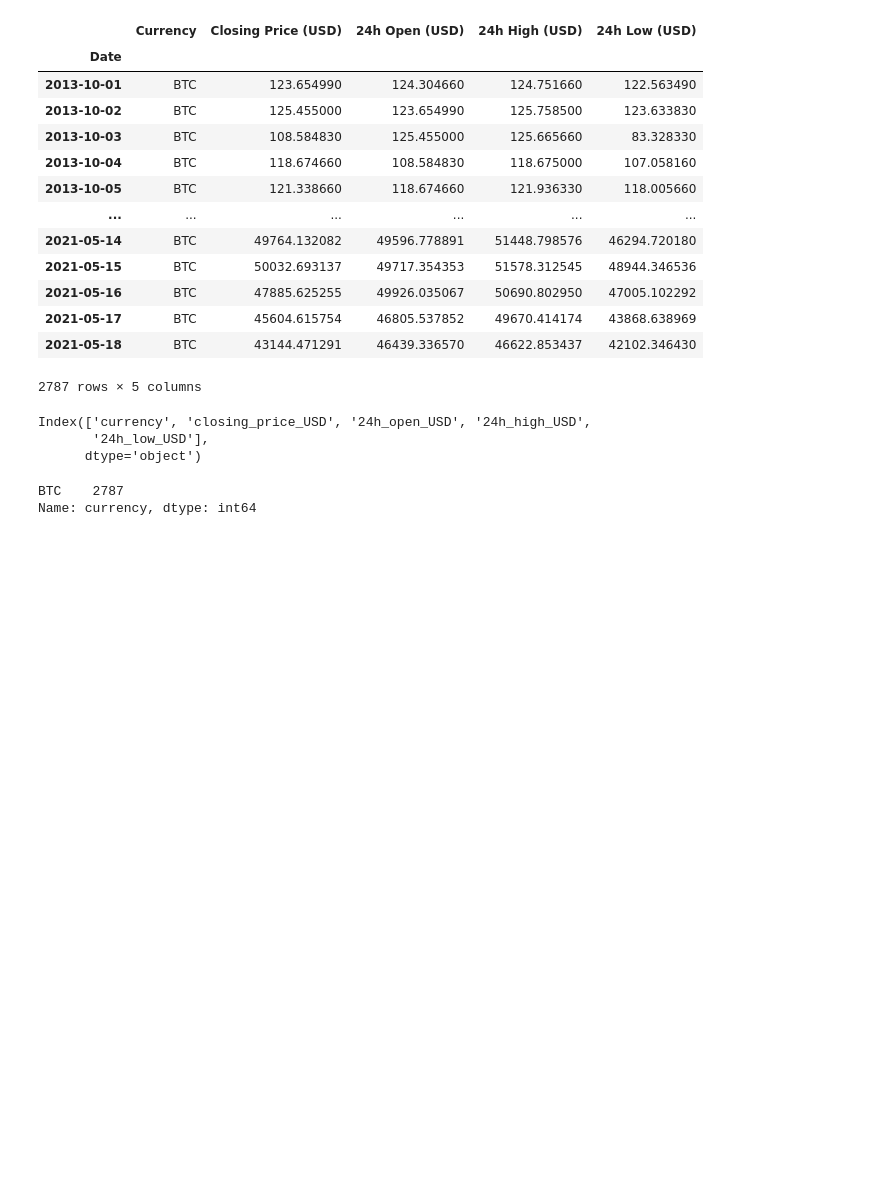
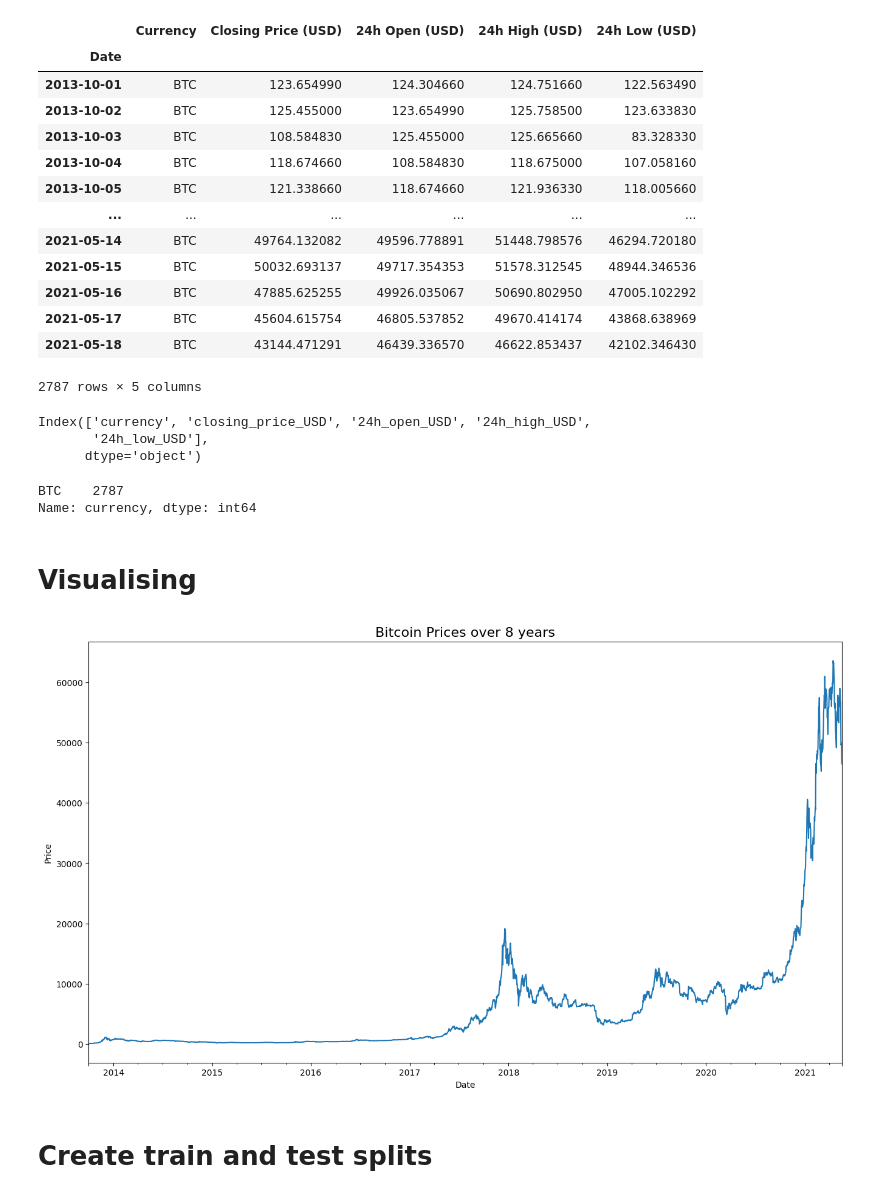
Before and after one commit to hasanzeynal/TensorFlow-Developer-Certificate, a Jupyter notebook: 08_Time_Series_Forecasting/time_series_analysis_and_forecasting_in_tensorflow.ipynb, the cells around one changed output. Drawn from its saved outputs; the diff is of its cells as text; code cells hidden in the pictures; blank space fills up the shorter version.

Commit message:
Adding Model Experiments and Splitting of Data

```diff
--- a/08_Time_Series_Forecasting/time_series_analysis_and_forecasting_in_tensorflow.ipynb
+++ b/08_Time_Series_Forecasting/time_series_analysis_and_forecasting_in_tensorflow.ipynb
@@ -68,3 +73,20 @@ df['currency'].value_counts()
 # %% [output]
 BTC    2787
 Name: currency, dtype: int64
+# %% [markdown]
+# Visualising
+# %%
+#visulise prices of btc's
+plt.figure(figsize = (16,9))
+df['24h_open_USD'].plot()
+#set the title, x and y labels
+plt.xlabel('Date')
+plt.ylabel('Price')
+plt.title('Bitcoin Prices over 8 years',
+          fontsize = 16)
+#plot the plot
+plt.show()
+# %% [output]
+[figure, added]
+# %% [markdown]
+# Create train and test splits
```
Also changed, not shown: parts of 4 cells of this notebook.
